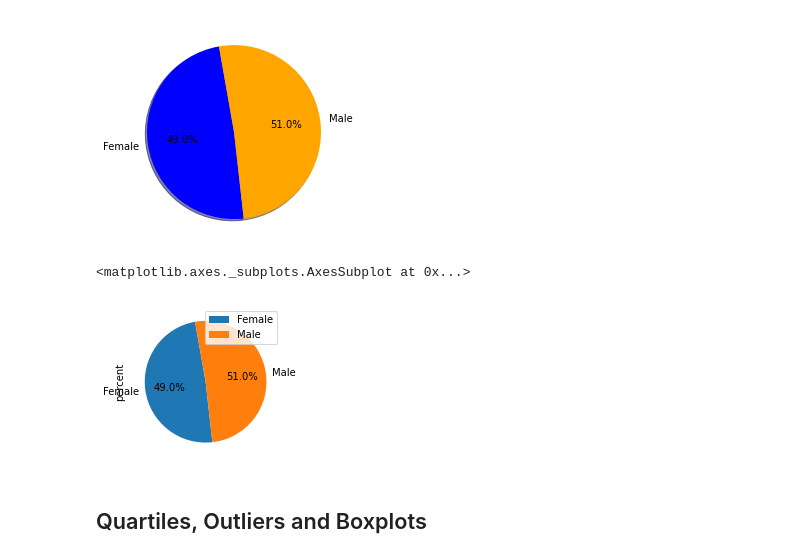
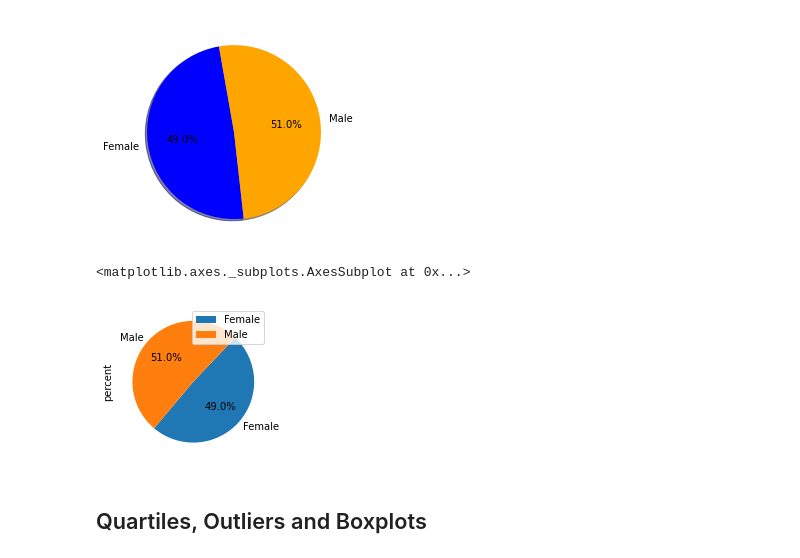
Before and after one commit to Jackelyneg/Matplotlib-challenge, a Jupyter notebook: Pymaceuticals_Output_new.ipynb, the cells around one changed output. Drawn from its saved outputs; the diff is of its cells as text; code cells hidden in the pictures.

```diff
--- a/Pymaceuticals_Output.ipynb
+++ b/Pymaceuticals_Output_new.ipynb
@@ -111,12 +116,12 @@ plt.pie(sizes, labels=gender, colors=colors,
 # %%
 #Add percent to dataframe
 mouse_gender_id['percent']= percent
 #Generate pie chart
 ax1 = plt.subplot(121, aspect="equal")
-mouse_gender_id.plot(kind="pie", y = 'percent',ax=ax1, autopct='%1.1f%%',labels=mouse_gender_id["Sex"],startangle=100)
+mouse_gender_id.plot(kind="pie", y = 'percent',ax=ax1, autopct='%1.1f%%',labels=mouse_gender_id["Sex"],startangle=230)
 # %% [output]
 <matplotlib.axes._subplots.AxesSubplot at 0x...>
-[figure, old version]
+[figure, new version]
 # %% [markdown]
 ## Quartiles, Outliers and Boxplots
 # %%
```
Also changed, not shown: parts of 17 cells of this notebook.
